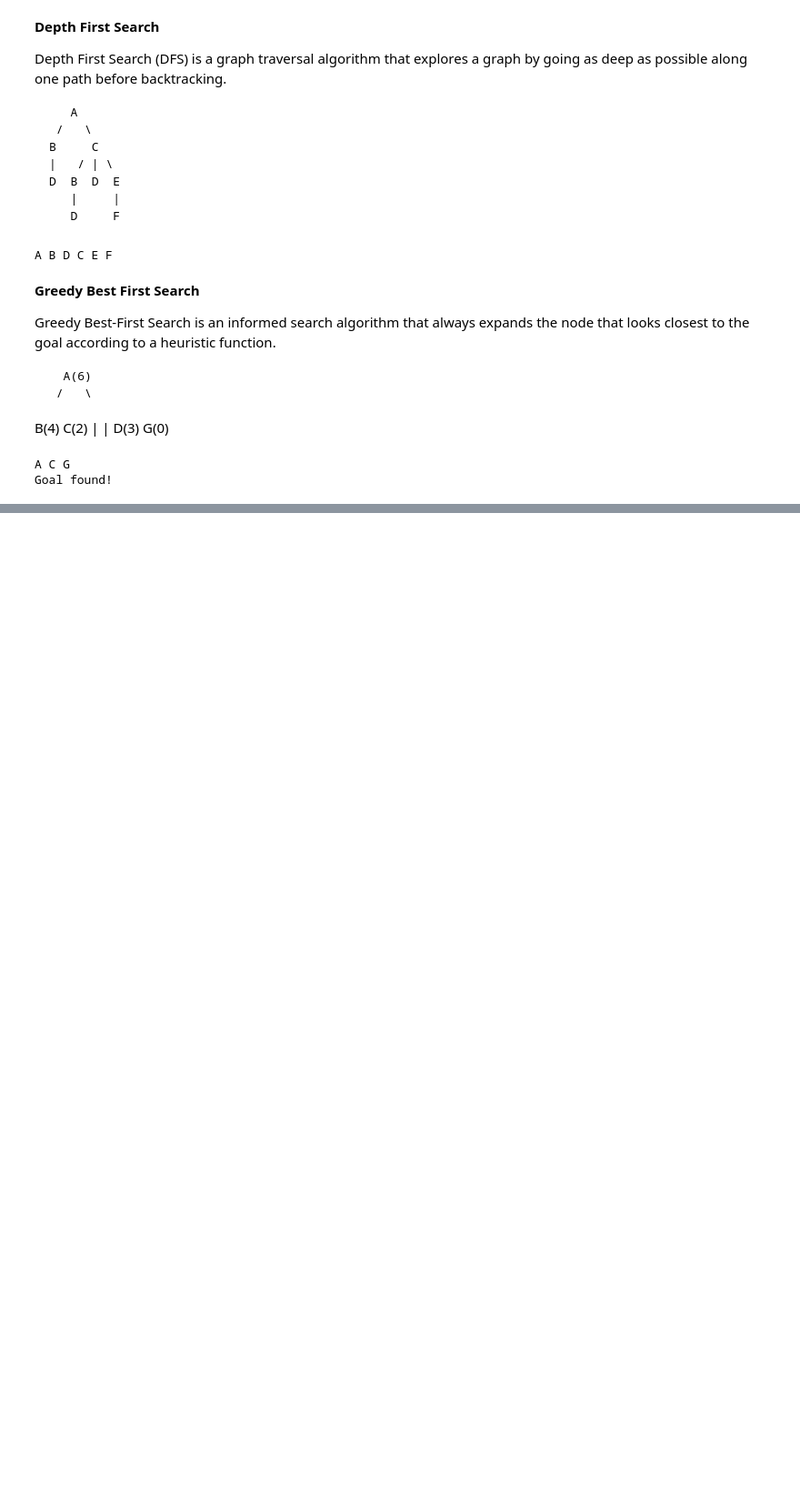
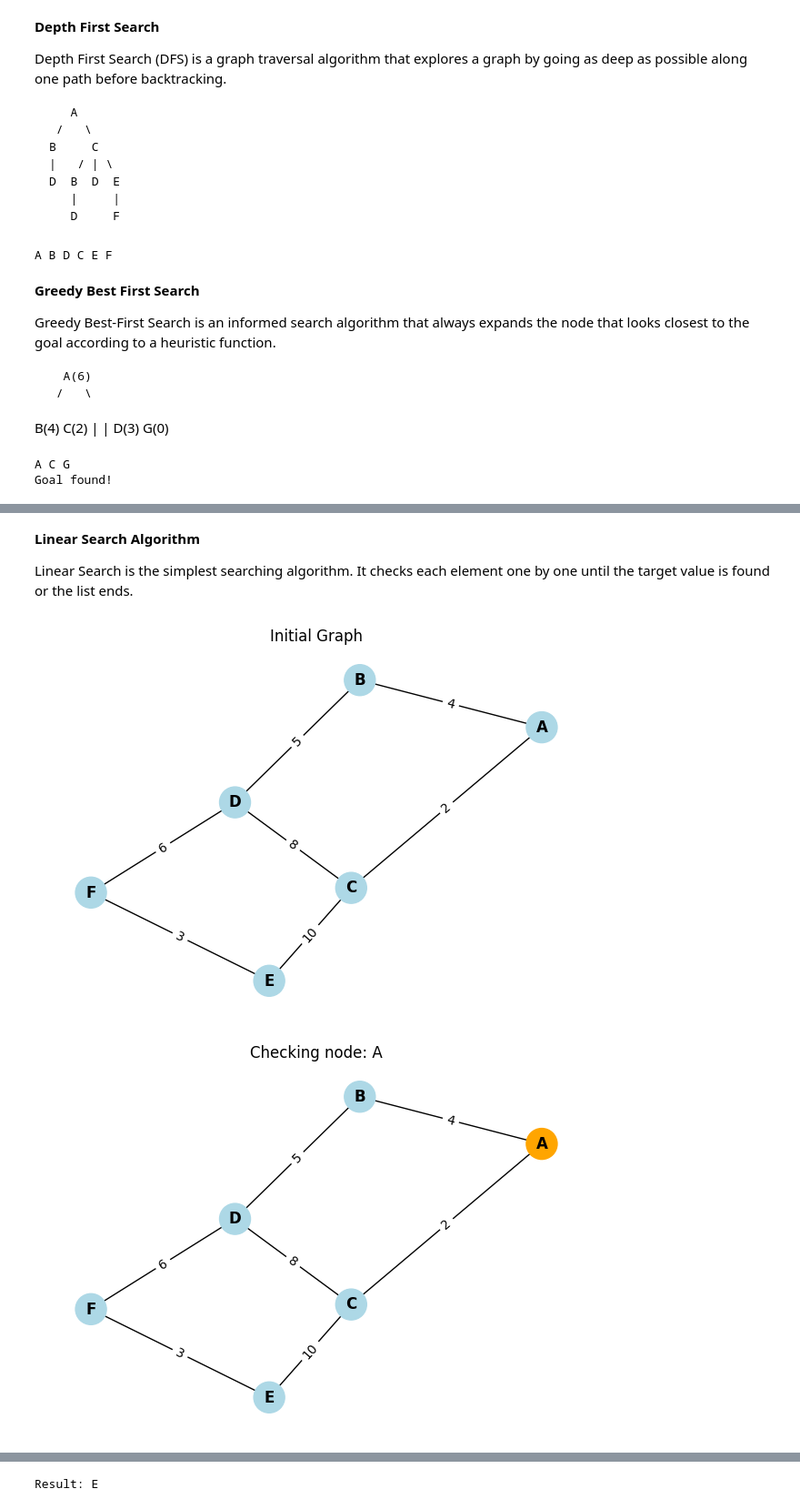
Before and after one commit to Devv07/ai-ml-practice, a Jupyter notebook: Search_Algorithm(3).ipynb, the cells around one changed output, grey strips where cells are left out. Shown at 91% size. Cells and saved outputs as stored; diff of their text form; code cells hidden in the pictures; blank space fills up the shorter version.

```diff
--- a/Search_Algorithm(3).ipynb
+++ b/Search_Algorithm(3).ipynb
@@ -130,0 +349,71 @@ Goal found!
+# %% [markdown]
+**Linear Search Algorithm**
+
+Linear Search is the simplest searching algorithm.
+It checks each element one by one until the target value is found or the list ends.
+# %%
+
+class LinearSearchGraph:
+    def __init__(self, edges):
+        self.G = nx.Graph()
+        for u, v, w in edges:
+            self.G.add_edge(u, v, weight=w)
+        self.pos = nx.spring_layout(self.G, seed=42)
+
+    def plot_graph(self, visited=None, found=None, title="Linear Search on Graph"):
+        plt.figure(figsize=(6, 4))
+
+        node_colors = []
+        for node in self.G.nodes():
+            if found and node == found:
+                node_colors.append("green")      # found node
+            elif visited and node in visited:
+                node_colors.append("orange")     # visited nodes
+            else:
+                node_colors.append("lightblue")  # unvisited
+
+        nx.draw(self.G, self.pos,
+                with_labels=True,
+                node_color=node_colors,
+                node_size=600,
+                font_weight="bold")
+
+        edge_labels = nx.get_edge_attributes(self.G, "weight")
+        nx.draw_networkx_edge_labels(self.G, self.pos, edge_labels=edge_labels)
+
+        plt.title(title)
+        plt.axis("off")
+        plt.show()
+
+    def linear_search(self, target):
+        visited = []
+        nodes = list(self.G.nodes())
+
+        for node in nodes:
+            visited.append(node)
+            self.plot_graph(visited=visited, title=f"Checking node: {node}")
+            time.sleep(0.8)
+
+            if node == target:
+                self.plot_graph(visited=visited, found=node,
+                                title=f"Target '{target}' Found")
+                return node
+
+        return None
+
+edges = [
+    ('A', 'B', 4), ('A', 'C', 2),
+    ('B', 'D', 5), ('C', 'D', 8),
+    ('C', 'E', 10), ('D', 'F', 6),
+    ('E', 'F', 3)
+]
+
+ls = LinearSearchGraph(edges)
+
+ls.plot_graph(title="Initial Graph")
+result = ls.linear_search('E')
+
+print("Result:", result)
+# %% [output]
+[figure, added]
+[figure, added]
@@ -130,0 +425 @@ Goal found!
+Result: E
```
Also changed, not shown: parts of 7 cells of this notebook.
